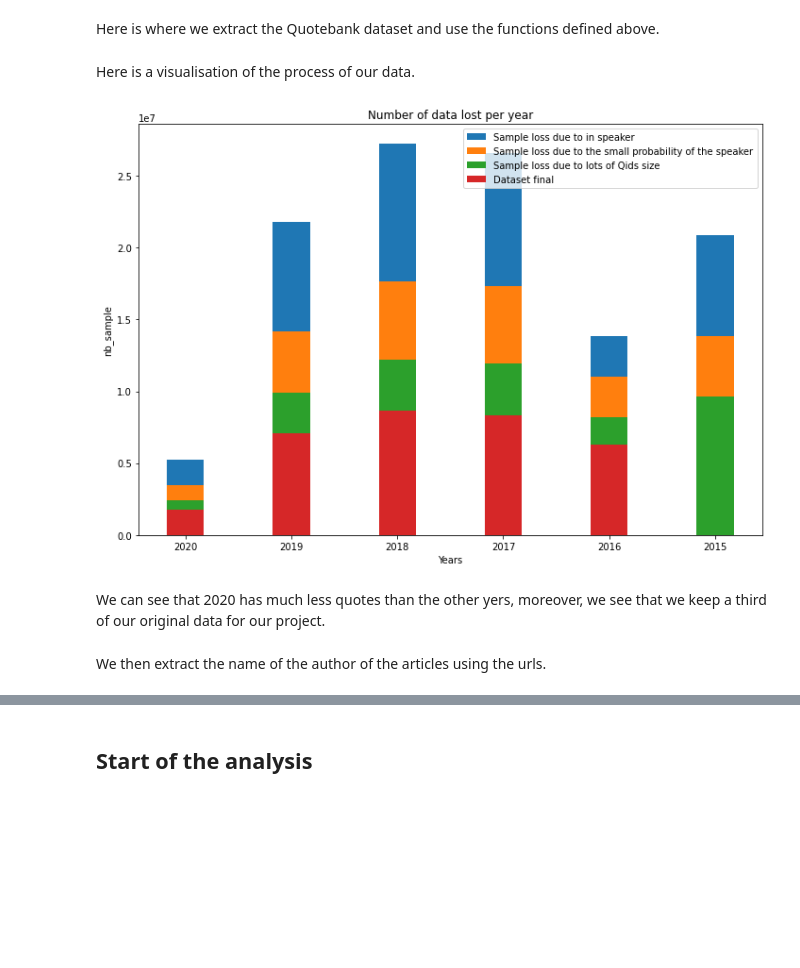
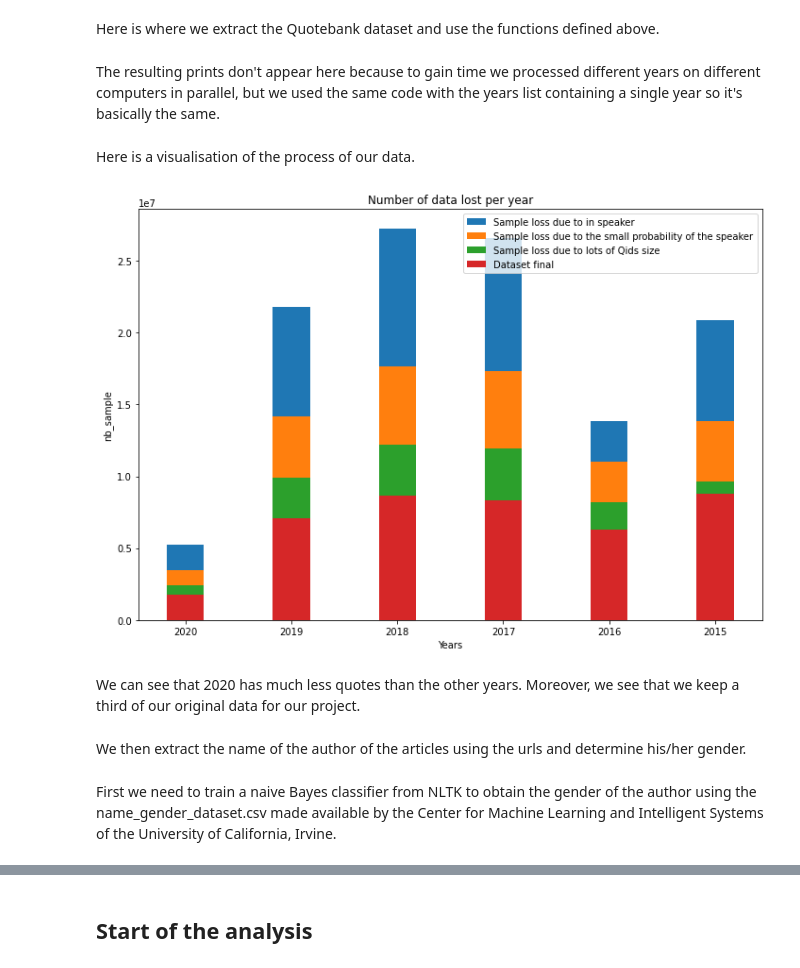
Before and after one commit to epfl-ada/ada-2021-project-adata-scientists, a Jupyter notebook: milestone2.ipynb, the cells around one changed output, grey strips where cells are left out. Cells and saved outputs as stored; diff of their text form; code cells hidden in the pictures; blank space fills up the shorter version.

```diff
--- a/milestone2.ipynb
+++ b/milestone2.ipynb
@@ -285,37 +256,41 @@ for i, year in zip(tqdm(range(len(years))), years):
   print('Year: {}  Inital number of samples: {}  Removed: {}  Total: {} '.format(year, initial_n[i], removed[i,:],
                                                                                  removed[i,:].sum()))
+# %% [markdown]
+The resulting prints don't appear here because to gain time we processed different years on different computers in parallel, but we used the same code with the years list containing a single year so it's basically the same.
 # %% [markdown]
 Here is a visualisation of the process of our data.
 # %%
 init_nb_sample = [5244449, 21763302, 27228451, 26611588, 13862129, 20874338]
 nb_sample_none_speaker = [3443605, 14183294, 17670419, 17333298, 11035434, 13858038]
 nb_sample_prob_speaker = [2419648, 9875076, 12185447, 11948347, 8208739, 9663107]
-nb_sample_qid_size = [1743841, 7076288, 8623990, 8329693, 6286262, 0]
+nb_sample_qid_size = [1743841, 7076288, 8623990, 8329693, 6286262, 8781475]
 years = ['2020', '2019', '2018', '2017', '2016', '2015']
 
 ind = np.arange(len(init_nb_sample))
 
 fig = plt.figure(figsize=[10,7])
 ax = fig.add_subplot(111)
 ax.bar(x=ind, height=init_nb_sample, width=0.35, align='center', label = 'Sample loss due to in speaker')
 ax.bar(x=ind, height=nb_sample_none_speaker, width=0.35, align='center', label = 'Sample loss due to the small probability of the speaker')
 ax.bar(x=ind, height=nb_sample_prob_speaker, width=0.35, align='center', label = 'Sample loss due to lots of Qids size')
 ax.bar(x=ind, height=nb_sample_qid_size, width=0.35, align='center', label = 'Dataset final')
 
 
 plt.xticks(ind, years)
 plt.title('Number of data lost per year')
 plt.legend()
 plt.xlabel('Years')
 plt.ylabel('nb_sample')
 plt.tight_layout()
 plt.show()
 # %% [output]
-[figure, old version]
+[figure, new version]
 # %% [markdown]
-We can see that 2020 has much less quotes than the other yers, moreover, we see that we keep a third of our original data for our project.
+We can see that 2020 has much less quotes than the other years. Moreover, we see that we keep a third of our original data for our project.
 # %% [markdown]
-We then extract the name of the author of the articles using the urls.
+We then extract the name of the author of the articles using the urls and determine his/her gender.
+# %% [markdown]
+First we need to train a naive Bayes classifier from NLTK to obtain the gender of the author using the name_gender_dataset.csv made available by the Center for Machine Learning and Intelligent Systems of the University of California, Irvine.
 # %%
 # importing name-gender dataset
 df_names = pd.read_csv('/content/drive/MyDrive/ADA/project/name_gender_dataset.csv')
```
Also changed, not shown: parts of 37 cells of this notebook.
